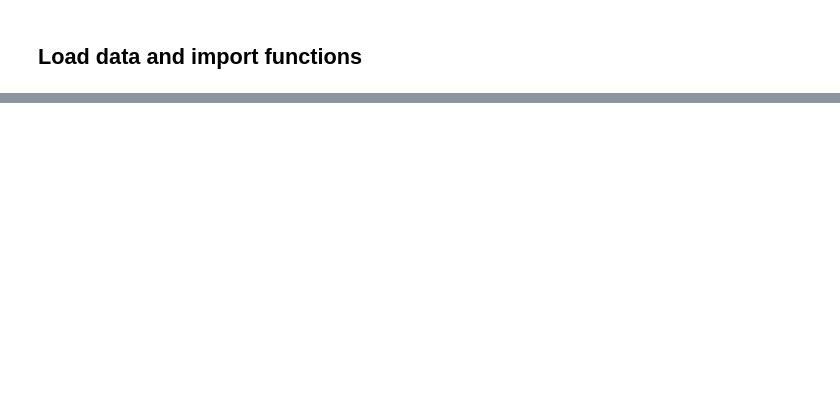
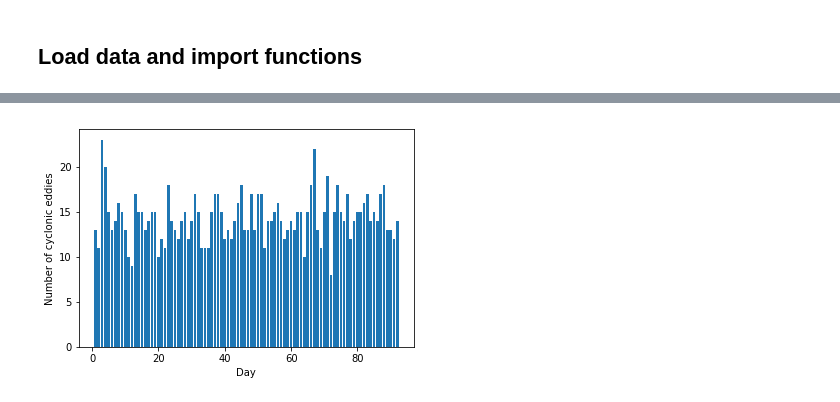
Before and after one commit to JASaa/eddies-R2, a Jupyter notebook: eddy_dates_test.ipynb, the cells around one changed output, grey strips where cells are left out. Saved outputs shown, nothing was run; the diff lists cells and outputs as text; code cells hidden in the pictures; blank space fills up the shorter version.

```diff
--- a/eddy_dates_test.ipynb
+++ b/eddy_dates_test.ipynb
@@ -95,0 +103,9 @@ gregorian_str
+# %%
+import matplotlib.pyplot as plt
+
+plt.bar(np.arange(1,93),n_cyclonic)
+plt.ylabel('Number of cyclonic eddies')
+plt.xlabel('Day')
+plt.show()
+# %% [output]
+[figure, added]
```
Also changed, not shown: parts of 19 cells of this notebook, 1 other file.
